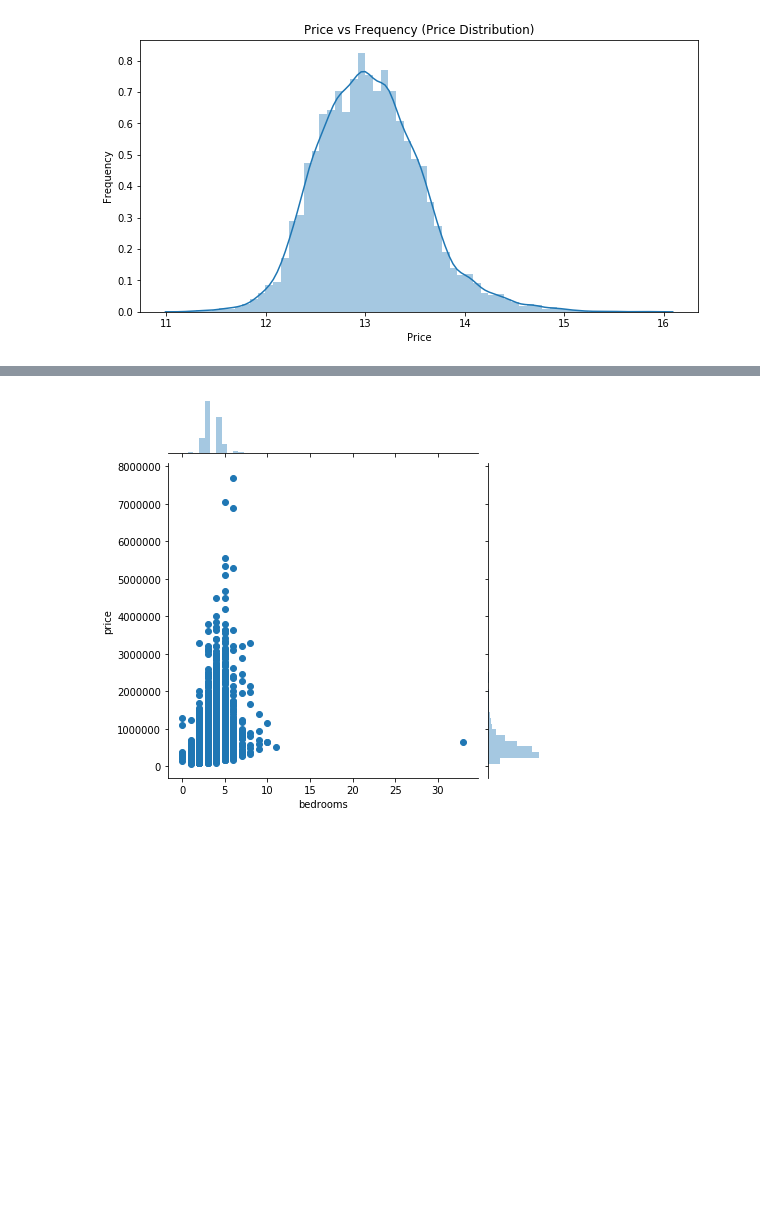
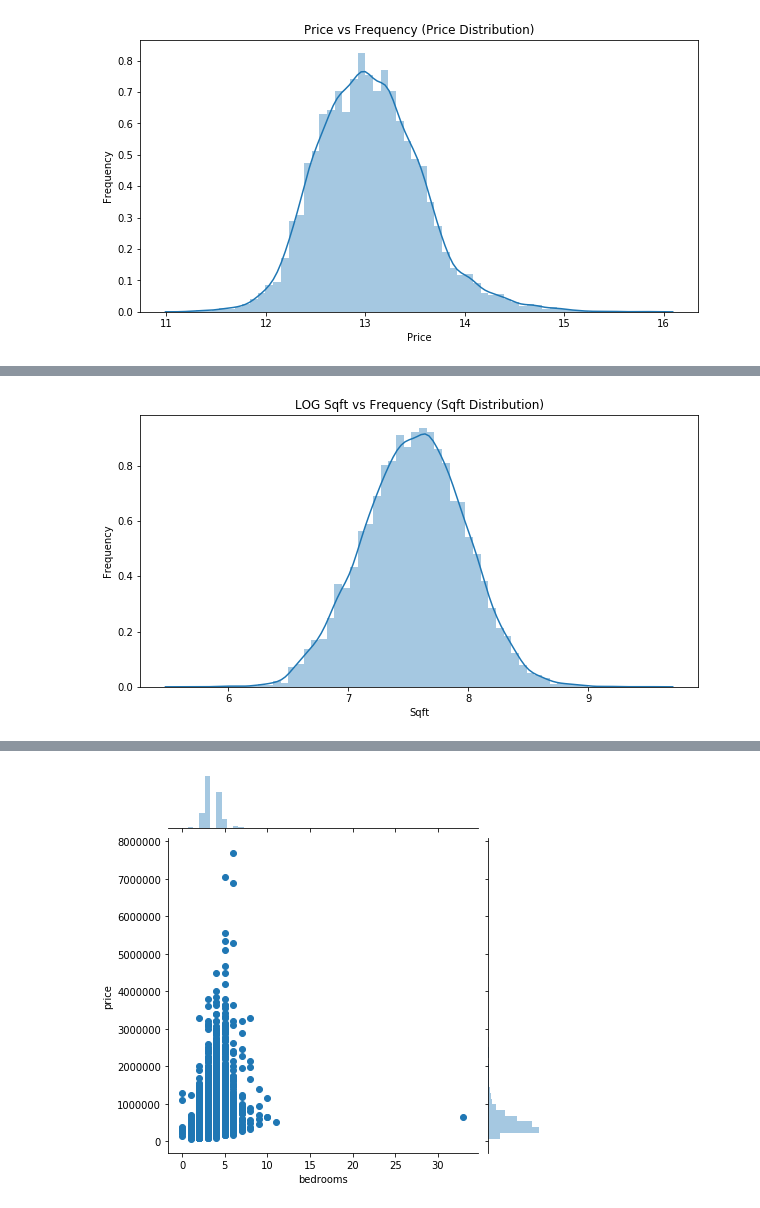
Before and after one commit to wooyounghong/House_price_predictions_bakeoff, a Jupyter notebook: Wayne_Modeling_Process.ipynb, the cells around one changed output, grey strips where cells are left out. Drawn from its saved outputs; the diff is of its cells as text; code cells hidden in the pictures; blank space fills up the shorter version.

```diff
--- a/Wayne_Modeling_Process.ipynb
+++ b/Wayne_Modeling_Process.ipynb
@@ -138,0 +146,7 @@ ax.set(xlabel='Price', ylabel='Frequency', title='Price vs Frequency (Price Dist
+# %%
+# Log func
+fig, ax = plt.subplots(figsize = (10,5));
+sns.distplot(np.log(train_df['sqft_living']), kde=True, bins=60);
+ax.set(xlabel='Sqft', ylabel='Frequency', title='LOG Sqft vs Frequency (Sqft Distribution)');
+# %% [output]
+[figure, added]
```
Also changed, not shown: parts of 23 cells of this notebook.
